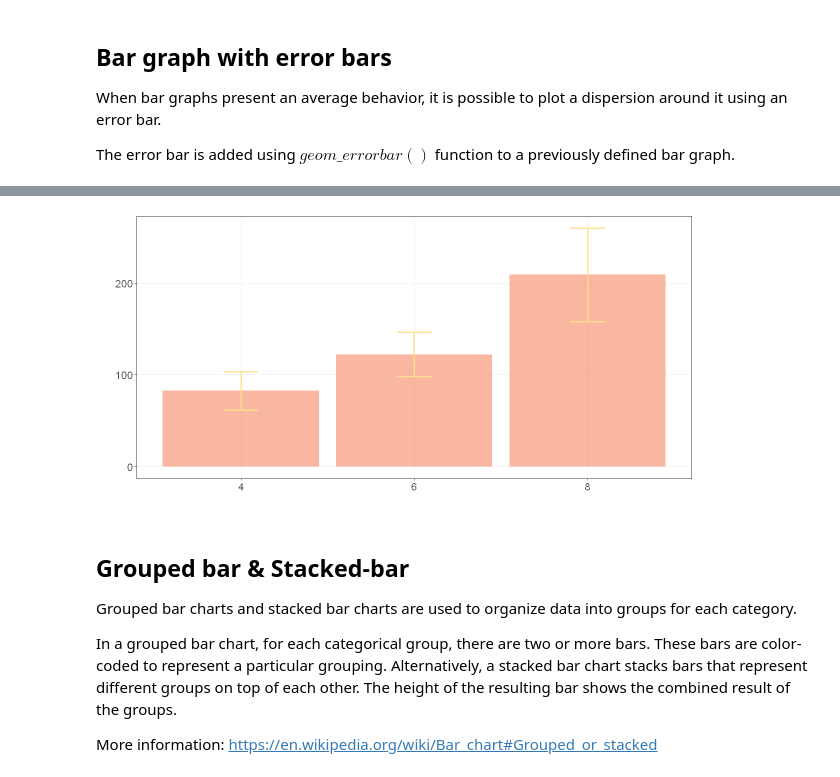
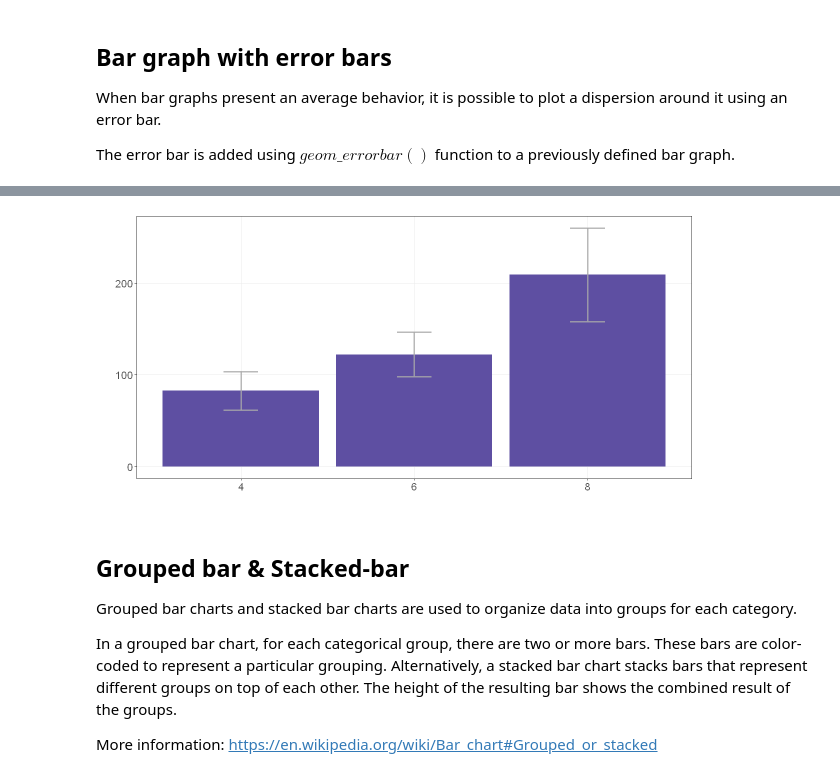
Before and after one commit to eogasawara/mylibrary, a Jupyter notebook: Graphic.ipynb, the cells around one changed output, grey strips where cells are left out. Drawn from its saved outputs; the diff is of its cells as text; code cells hidden in the pictures.

```diff
--- a/Graphic.ipynb
+++ b/Graphic.ipynb
@@ -17,7 +30,7 @@ More information: https://colorbrewer2.org
 Take some time to look at how to use it in R: https://rdrr.io/cran/RColorBrewer/man/ColorBrewer.html.
 # %%
 col_set <- brewer.pal(11, 'Spectral')
-colors <- col_set[c(3,5,7,9)]
+colors <- col_set[c(11,10,9,8)]
 # %%
 # This function is used only to set graphics size in this notebook. Ignore it for the moment.
 plot.size(10, 5)
@@ -150,9 +200,10 @@ A tibble: 3 × 3
 # %%
-grf <- plot.bar(example3, colors=colors[1], alpha=0.5) + font
-grf <- grf + geom_errorbar(aes(x=cyl, ymin=mean-sd, ymax=mean+sd), width=0.2, colour=colors[2], alpha=0.9, size=1.1)
+grf <- plot.bar(example3, colors=colors[1], alpha=1) + font
+grf <- grf + geom_errorbar(aes(x=cyl, ymin=mean-sd, ymax=mean+sd),
+                           width=0.2, colour="darkgray", alpha=0.8, size=1.1)
 plot(grf)
 # %% [output]
-[figure, old version]
+[figure, new version]
 # %% [markdown]
 ## Grouped bar & Stacked-bar
 
```
Also changed, not shown: parts of 44 cells of this notebook, 2 other files.
